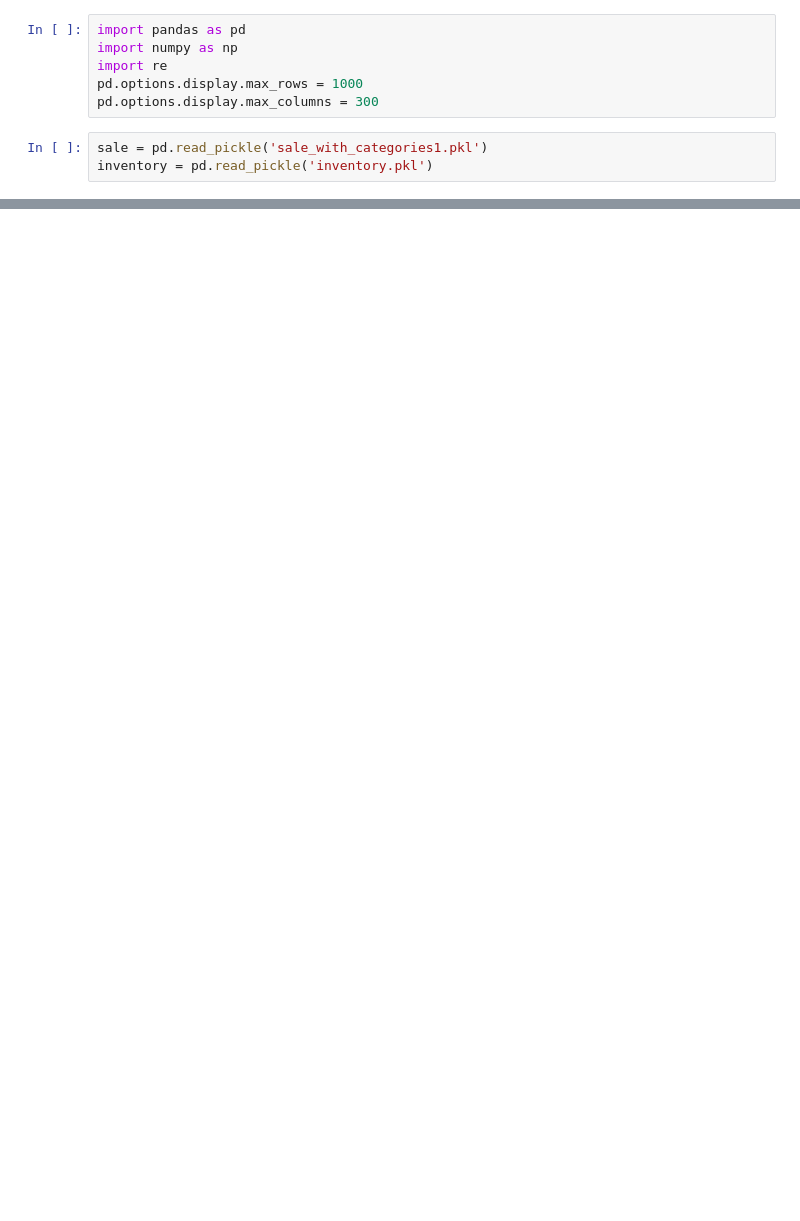
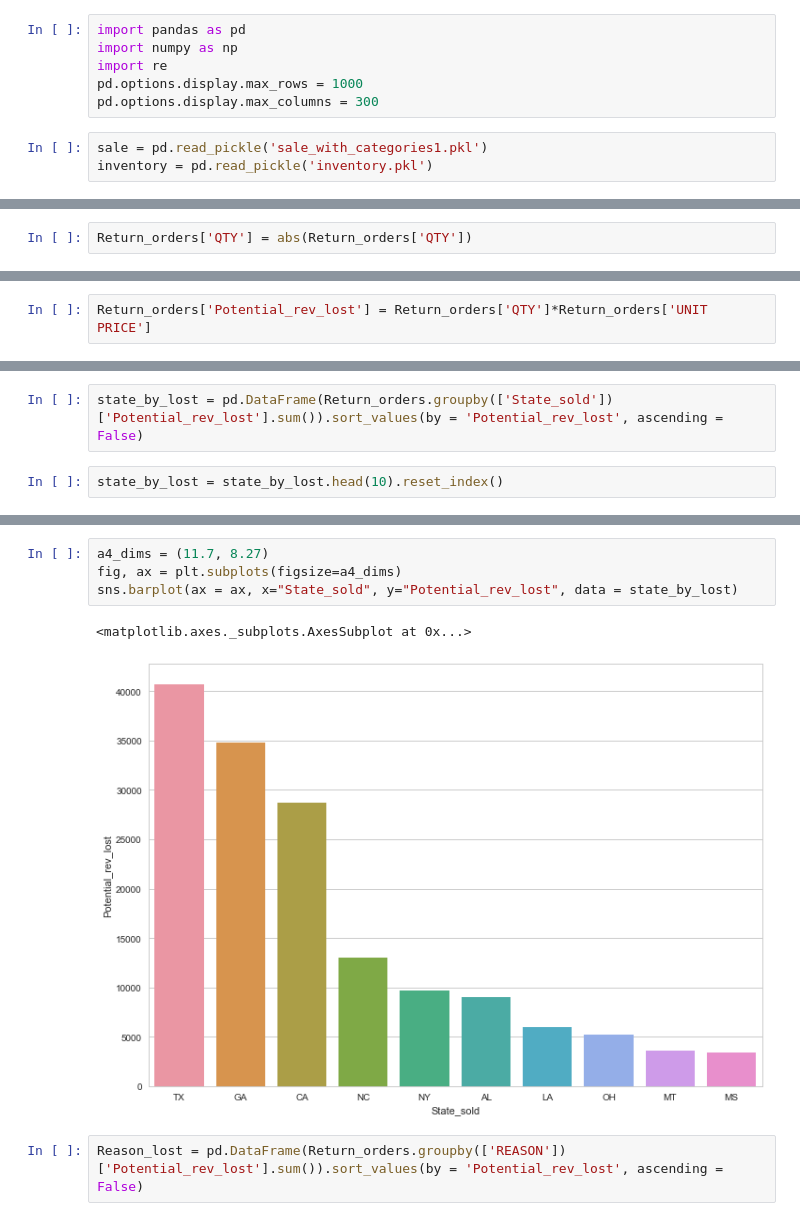
Before and after one commit to lksfr/NOSO, a Jupyter notebook: Bird/Untitled1.ipynb, the cells around one changed output, grey strips where cells are left out. Cells and saved outputs as stored; diff of their text form; blank space fills up the shorter version.

```diff
--- a/Bird/Untitled1.ipynb
+++ b/Bird/Untitled1.ipynb
@@ -27,0 +82,2 @@ sale.head(5)
+# %%
+Return_orders['QTY'] = abs(Return_orders['QTY'])
@@ -27,0 +90,2 @@ sale.head(5)
+# %%
+Return_orders['Potential_rev_lost'] = Return_orders['QTY']*Return_orders['UNIT PRICE']
@@ -27,0 +106,4 @@ sale.head(5)
+# %%
+state_by_lost = pd.DataFrame(Return_orders.groupby(['State_sold'])['Potential_rev_lost'].sum()).sort_values(by = 'Potential_rev_lost', ascending = False)
+# %%
+state_by_lost = state_by_lost.head(10).reset_index()
@@ -27,0 +171,9 @@ sale.head(5)
+# %%
+a4_dims = (11.7, 8.27)
+fig, ax = plt.subplots(figsize=a4_dims)
+sns.barplot(ax = ax, x="State_sold", y="Potential_rev_lost", data = state_by_lost)
+# %% [output]
+<matplotlib.axes._subplots.AxesSubplot at 0x...>
+[figure, added]
+# %%
+Reason_lost = pd.DataFrame(Return_orders.groupby(['REASON'])['Potential_rev_lost'].sum()).sort_values(by = 'Potential_rev_lost', ascending = False)
```
Also changed, not shown: parts of 107 cells of this notebook, 1 other file.
